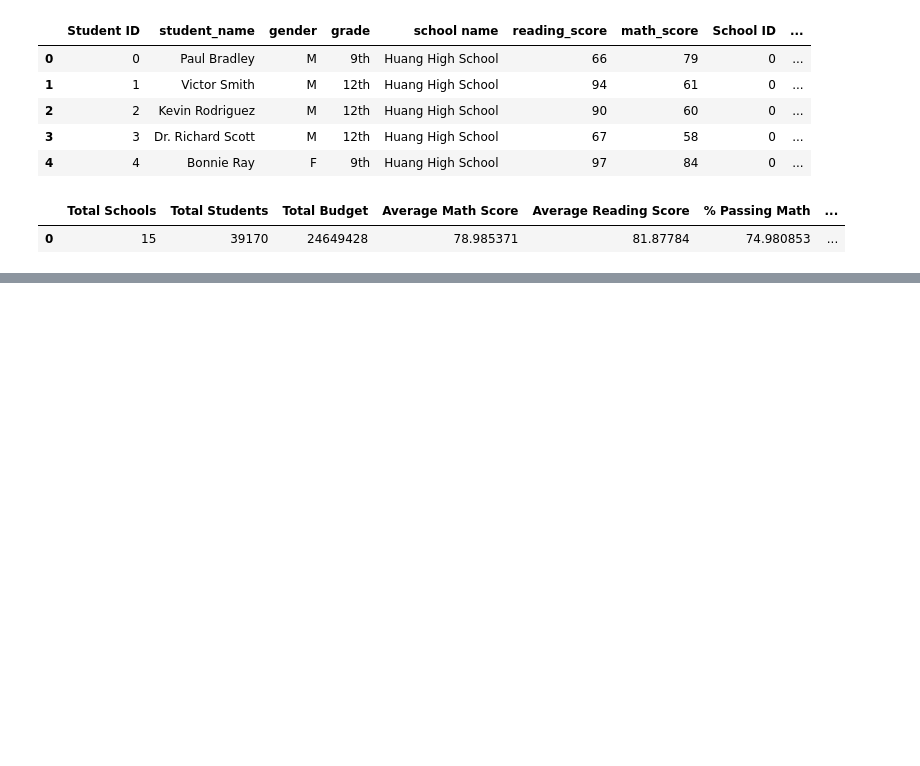
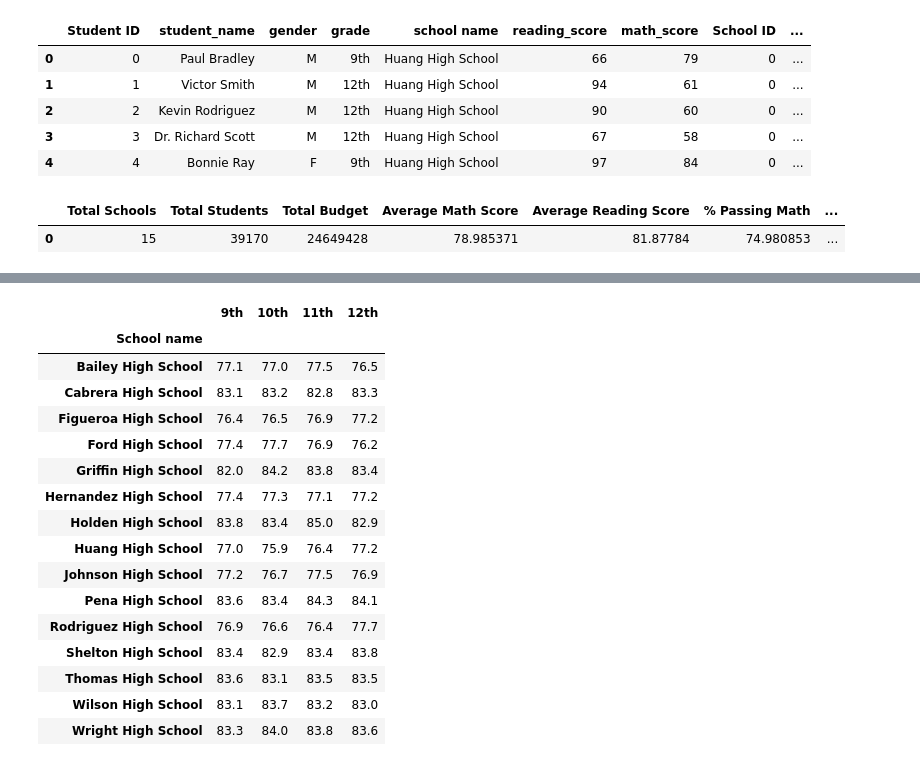
Before and after one commit to ddemoe7/pandas-challenge, a Jupyter notebook: PyCitySchools/PerformanceTrends.ipynb, the cells around one changed output, grey strips where cells are left out. Saved outputs shown, nothing was run; the diff lists cells and outputs as text; code cells hidden in the pictures; blank space fills up the shorter version.

```diff
--- a/PyCitySchools/PerformanceTrends.ipynb
+++ b/PyCitySchools/PerformanceTrends.ipynb
@@ -124,0 +275,40 @@ districtSummary_df
+# %%
+#Find the math score by grade level
+math9 = students_df.loc[students_df['grade'] == '9th'].groupby('school name')["math_score"].mean()
+math10 = students_df.loc[students_df['grade'] == '10th'].groupby('school name')["math_score"].mean()
+math11 = students_df.loc[students_df['grade'] == '11th'].groupby('school name')["math_score"].mean()
+math12 = students_df.loc[students_df['grade'] == '12th'].groupby('school name')["math_score"].mean()
+
+mathScores = pd.DataFrame({
+        "9th": math9,
+        "10th": math10,
+        "11th": math11,
+        "12th": math12
+})
+
+mathScores = mathScores[['9th', '10th', '11th', '12th']]
+mathScores.index.name = "School name"
+
+#Formatting
+mathScores.style.format({'9th': '{:.1f}',
+                          "10th": '{:.1f}',
+                          "11th": "{:.1f}",
+                          "12th": "{:.1f}"})
+# %% [output]
+|  | 9th | 10th | 11th | 12th |
+| School name |  |  |  |  |
+| Bailey High School | 77.1 | 77.0 | 77.5 | 76.5 |
+| Cabrera High School | 83.1 | 83.2 | 82.8 | 83.3 |
+| Figueroa High School | 76.4 | 76.5 | 76.9 | 77.2 |
+| Ford High School | 77.4 | 77.7 | 76.9 | 76.2 |
+| Griffin High School | 82.0 | 84.2 | 83.8 | 83.4 |
+| Hernandez High School | 77.4 | 77.3 | 77.1 | 77.2 |
+| Holden High School | 83.8 | 83.4 | 85.0 | 82.9 |
+| Huang High School | 77.0 | 75.9 | 76.4 | 77.2 |
+| Johnson High School | 77.2 | 76.7 | 77.5 | 76.9 |
+| Pena High School | 83.6 | 83.4 | 84.3 | 84.1 |
+| Rodriguez High School | 76.9 | 76.6 | 76.4 | 77.7 |
+| Shelton High School | 83.4 | 82.9 | 83.4 | 83.8 |
+| Thomas High School | 83.6 | 83.1 | 83.5 | 83.5 |
+| Wilson High School | 83.1 | 83.7 | 83.2 | 83.0 |
+| Wright High School | 83.3 | 84.0 | 83.8 | 83.6 |
```
Also changed, not shown: parts of 20 cells of this notebook.
